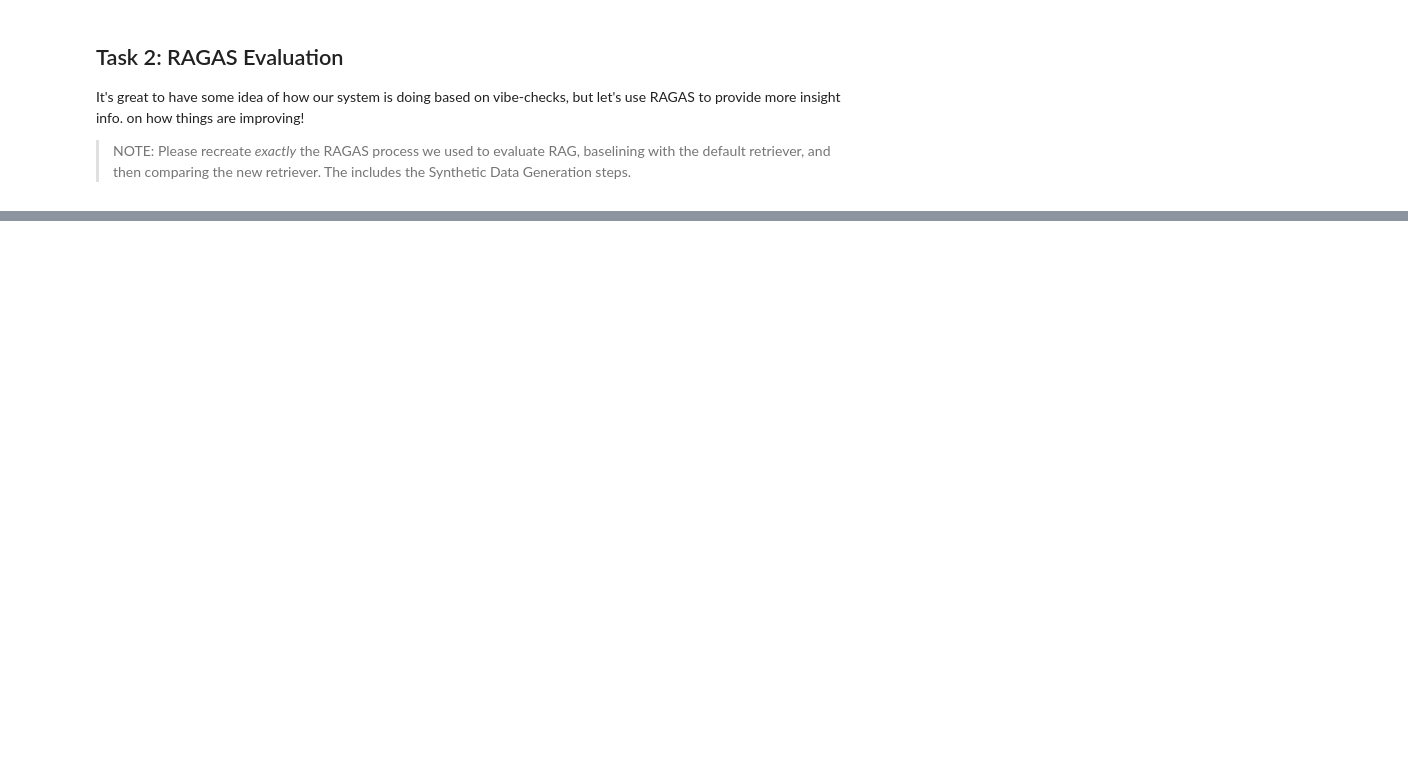
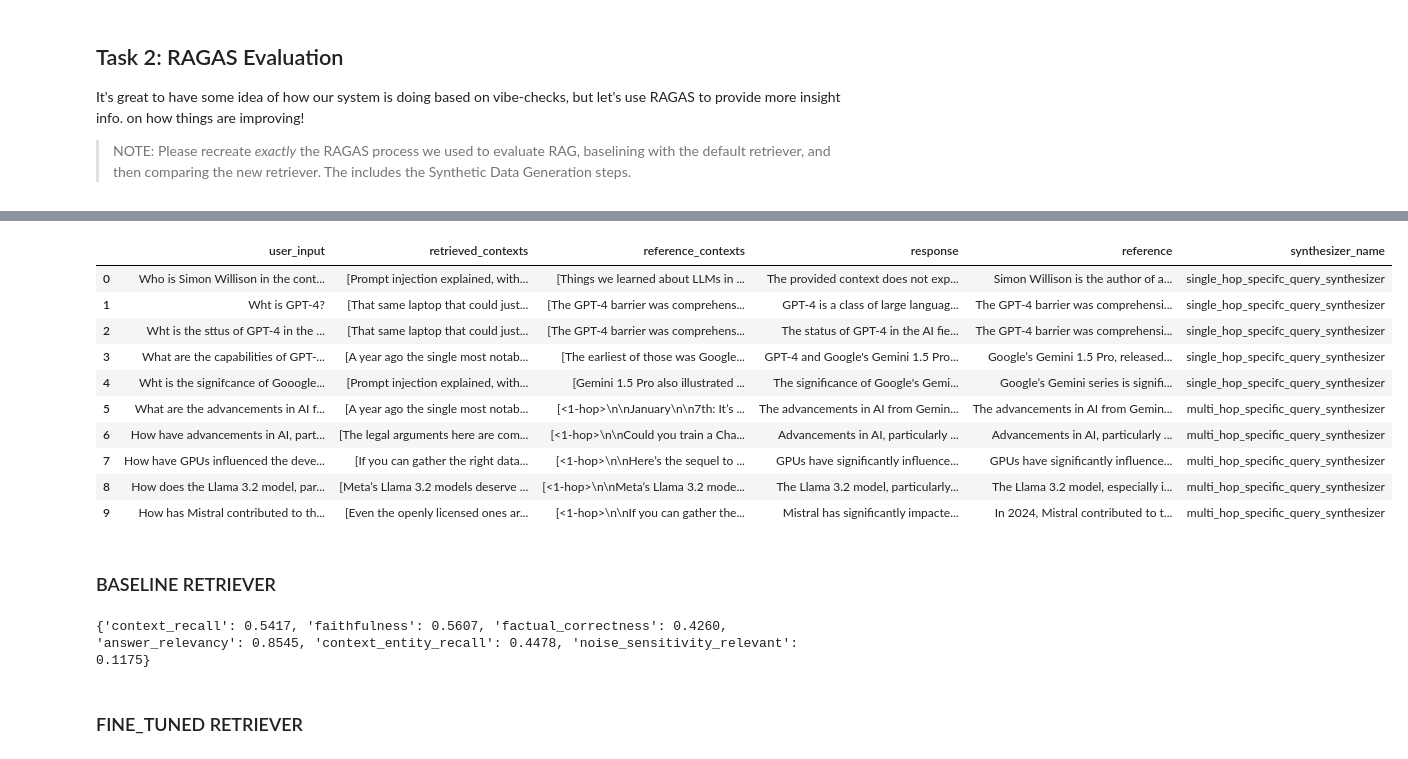
Before and after one commit to tabesink/AIE5, a Jupyter notebook: Fine_tuning_Embedding_Models_for_RAG_Solution_Notebook.ipynb, the cells around one changed output, grey strips where cells are left out. Saved outputs shown, nothing was run; the diff lists cells and outputs as text; code cells hidden in the pictures; blank space fills up the shorter version.

```diff
--- a/Fine_tuning_Embedding_Models_for_RAG_Solution_Notebook.ipynb
+++ b/Fine_tuning_Embedding_Models_for_RAG_Solution_Notebook.ipynb
@@ -659,0 +709,15 @@ It's great to have some idea of how our system is doing based on vibe-checks, bu
+# %%
+### YOUR CODE HERE
+from ragas.llms import LangchainLLMWrapper
+from ragas.embeddings import LangchainEmbeddingsWrapper
+from langchain_openai import ChatOpenAI
+from langchain_openai import OpenAIEmbeddings
+from ragas.testset import TestsetGenerator
+
+generator_llm = LangchainLLMWrapper(ChatOpenAI(model="gpt-4o"))
+generator_embeddings = LangchainEmbeddingsWrapper(OpenAIEmbeddings())
+
+generator = TestsetGenerator(llm=generator_llm, embedding_model=generator_embeddings)
+dataset = generator.generate_with_langchain_docs(training_documents, testset_size=10)
+
+dataset.to_pandas()
@@ -659,0 +801,16 @@ It's great to have some idea of how our system is doing based on vibe-checks, bu
+# %%
+dataset.to_pandas()
+# %% [output]
+|  | user_input | retrieved_contexts | reference_contexts | response | reference | synthesizer_name |
+| 0 | Who is Simon Willison in the cont... | [Prompt injection explained, with... | [Things we learned about LLMs in ... | The provided context does not exp... | Simon Willison is the author of a... | single_hop_specifc_query_synthesizer |
+| 1 | Wht is GPT-4? | [That same laptop that could just... | [The GPT-4 barrier was comprehens... | GPT-4 is a class of large languag... | The GPT-4 barrier was comprehensi... | single_hop_specifc_query_synthesizer |
+| 2 | Wht is the sttus of GPT-4 in the ... | [That same laptop that could just... | [The GPT-4 barrier was comprehens... | The status of GPT-4 in the AI fie... | The GPT-4 barrier was comprehensi... | single_hop_specifc_query_synthesizer |
+| 3 | What are the capabilities of GPT-... | [A year ago the single most notab... | [The earliest of those was Google... | GPT-4 and Google's Gemini 1.5 Pro... | Google’s Gemini 1.5 Pro, released... | single_hop_specifc_query_synthesizer |
+| 4 | Wht is the signifcance of Gooogle... | [Prompt injection explained, with... | [Gemini 1.5 Pro also illustrated ... | The significance of Google's Gemi... | Google’s Gemini series is signifi... | single_hop_specifc_query_synthesizer |
+| 5 | What are the advancements in AI f... | [A year ago the single most notab... | [<1-hop>\n\nJanuary\n\n7th: It’s ... | The advancements in AI from Gemin... | The advancements in AI from Gemin... | multi_hop_specific_query_synthesizer |
+| 6 | How have advancements in AI, part... | [The legal arguments here are com... | [<1-hop>\n\nCould you train a Cha... | Advancements in AI, particularly ... | Advancements in AI, particularly ... | multi_hop_specific_query_synthesizer |
+| 7 | How have GPUs influenced the deve... | [If you can gather the right data... | [<1-hop>\n\nHere’s the sequel to ... | GPUs have significantly influence... | GPUs have significantly influence... | multi_hop_specific_query_synthesizer |
+| 8 | How does the Llama 3.2 model, par... | [Meta’s Llama 3.2 models deserve ... | [<1-hop>\n\nMeta’s Llama 3.2 mode... | The Llama 3.2 model, particularly... | The Llama 3.2 model, especially i... | multi_hop_specific_query_synthesizer |
+| 9 | How has Mistral contributed to th... | [Even the openly licensed ones ar... | [<1-hop>\n\nIf you can gather the... | Mistral has significantly impacte... | In 2024, Mistral contributed to t... | multi_hop_specific_query_synthesizer |
+# %% [markdown]
+### BASELINE RETRIEVER
@@ -659,0 +825,17 @@ It's great to have some idea of how our system is doing based on vibe-checks, bu
+# %%
+from ragas.metrics import LLMContextRecall, Faithfulness, FactualCorrectness, ResponseRelevancy, ContextEntityRecall, NoiseSensitivity
+from ragas import evaluate, RunConfig
+
+custom_run_config = RunConfig(timeout=360)
+
+result = evaluate(
+    dataset=evaluation_dataset,
+    metrics=[LLMContextRecall(), Faithfulness(), FactualCorrectness(), ResponseRelevancy(), ContextEntityRecall(), NoiseSensitivity()],
+    llm=evaluator_llm,
+    run_config=custom_run_config
+)
+result
+# %% [output]
+{'context_recall': 0.5417, 'faithfulness': 0.5607, 'factual_correctness': 0.4260, 'answer_relevancy': 0.8545, 'context_entity_recall': 0.4478, 'noise_sensitivity_relevant': 0.1175}
+# %% [markdown]
+### FINE_TUNED RETRIEVER
```
Also changed, not shown: parts of 36 cells of this notebook.
